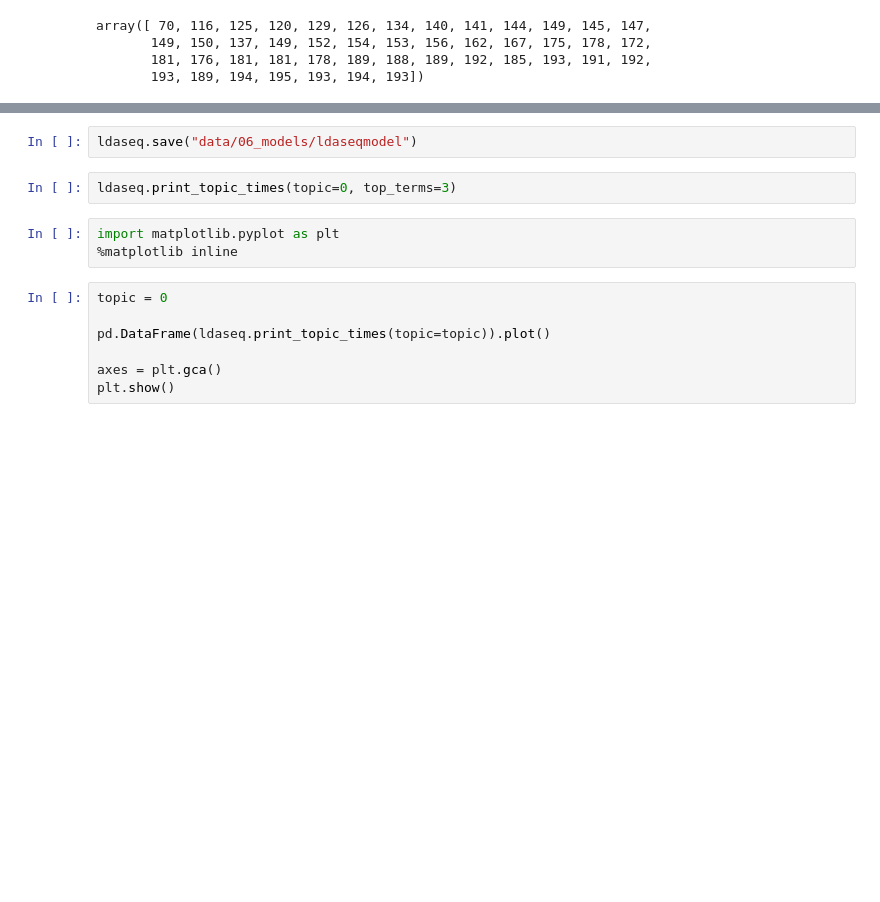
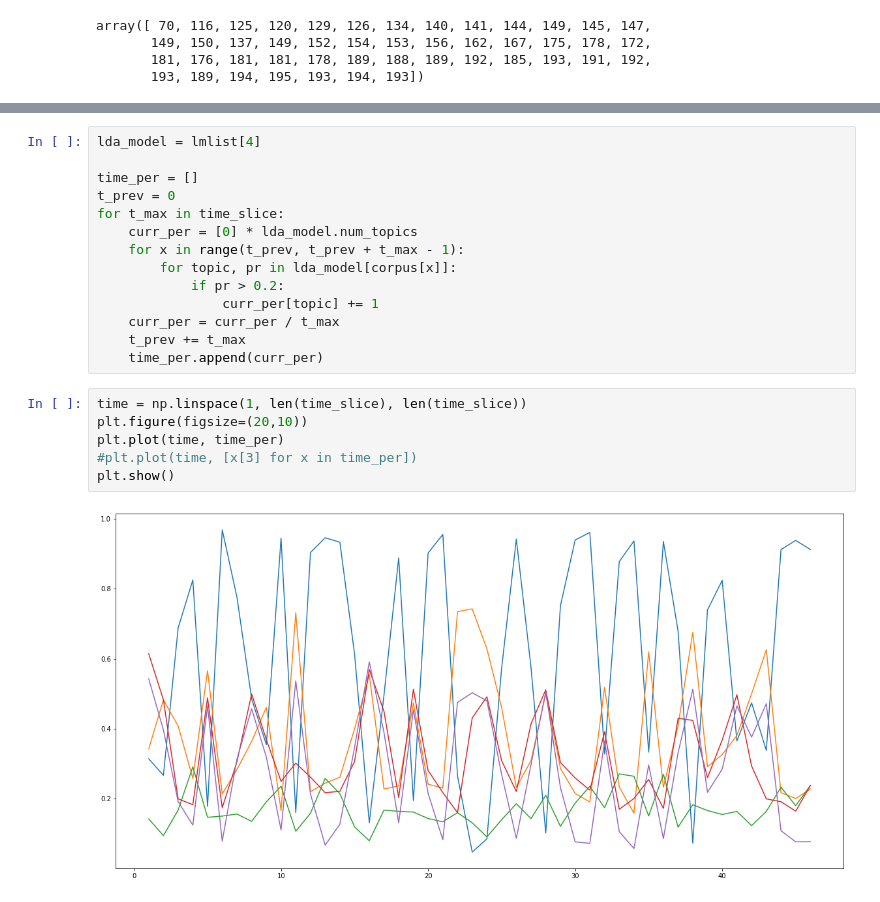
Before and after one commit to alexandredupuy-zini/dynamic-topic-modeling, a Jupyter notebook: notebooks/UN_general_debates.ipynb, the cells around one changed output, grey strips where cells are left out. Saved outputs shown, nothing was run; the diff lists cells and outputs as text; blank space fills up the shorter version.

```diff
--- a/notebooks/UN_general_debates.ipynb
+++ b/notebooks/UN_general_debates.ipynb
@@ -490,14 +294,22 @@ ldaseq = LdaSeqModel(corpus=corpus, id2word=id2word, time_slice=time_slice, num_
-# %%
-ldaseq.save("data/06_models/ldaseqmodel")
-# %%
-ldaseq.print_topic_times(topic=0, top_terms=3)
-# %%
-import matplotlib.pyplot as plt
-%matplotlib inline
-# %%
-topic = 0
-
-pd.DataFrame(ldaseq.print_topic_times(topic=topic)).plot()
-
-axes = plt.gca()
-plt.show()
+# %%
+lda_model = lmlist[4]
+
+time_per = []
+t_prev = 0
+for t_max in time_slice:
+    curr_per = [0] * lda_model.num_topics
+    for x in range(t_prev, t_prev + t_max - 1):
+        for topic, pr in lda_model[corpus[x]]:
+            if pr > 0.2:
+                curr_per[topic] += 1
+    curr_per = curr_per / t_max
+    t_prev += t_max
+    time_per.append(curr_per)
+# %%
+time = np.linspace(1, len(time_slice), len(time_slice))
+plt.figure(figsize=(20,10))
+plt.plot(time, time_per)
+#plt.plot(time, [x[3] for x in time_per])
+plt.show()
+# %% [output]
+[figure, added]
```
Also changed, not shown: parts of 35 cells of this notebook.
